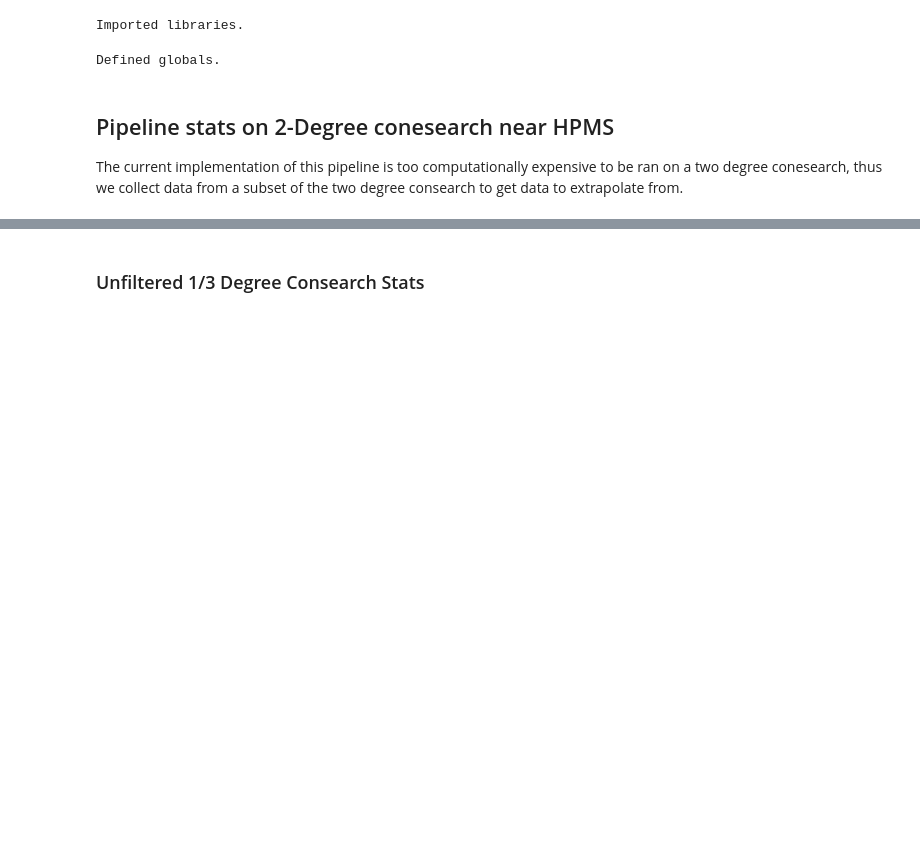
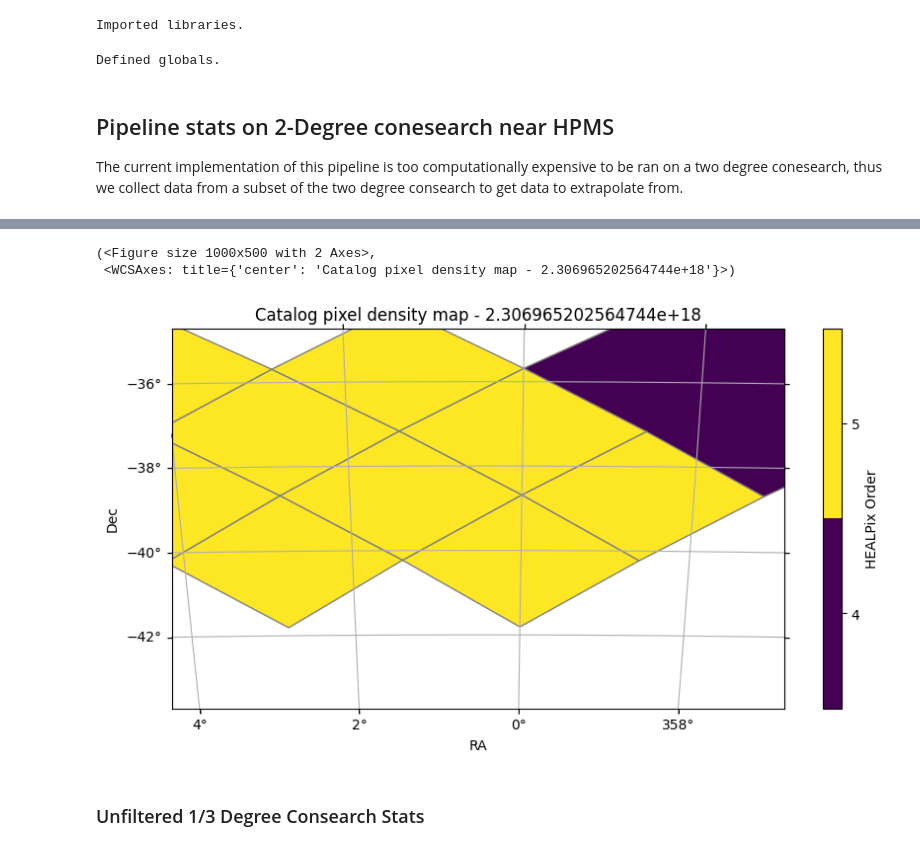
Before and after one commit to JoaoDPassos/brown-dwarf-search, a Jupyter notebook: Jupyter Notebooks/kth_star_pipeline/pipeline_stats.ipynb, the cells around one changed output, grey strips where cells are left out. Drawn from its saved outputs; the diff is of its cells as text; code cells hidden in the pictures; blank space fills up the shorter version.

```diff
--- a/Jupyter Notebooks/kth_star_pipeline/pipeline_stats.ipynb
+++ b/Jupyter Notebooks/kth_star_pipeline/pipeline_stats.ipynb
@@ -81,3 +106,9 @@ two_deg_catalog = lsdb.read_hats(CATALOG_DIR, margin_cache=CATALOG_MC_DIR)
+# %%
+two_deg_catalog.plot_pixels(fov=fov, center=center,edgecolors='grey')
+# %% [output]
+(<Figure size 1000x500 with 2 Axes>,
+ <WCSAxes: title={'center': 'Catalog pixel density map - 2.306965202564744e+18'}>)
+[figure, added]
 # %% [markdown]
 ### Unfiltered 1/3 Degree Consearch Stats
 # %%
```
Also changed, not shown: parts of 12 cells of this notebook, 1 other file.
